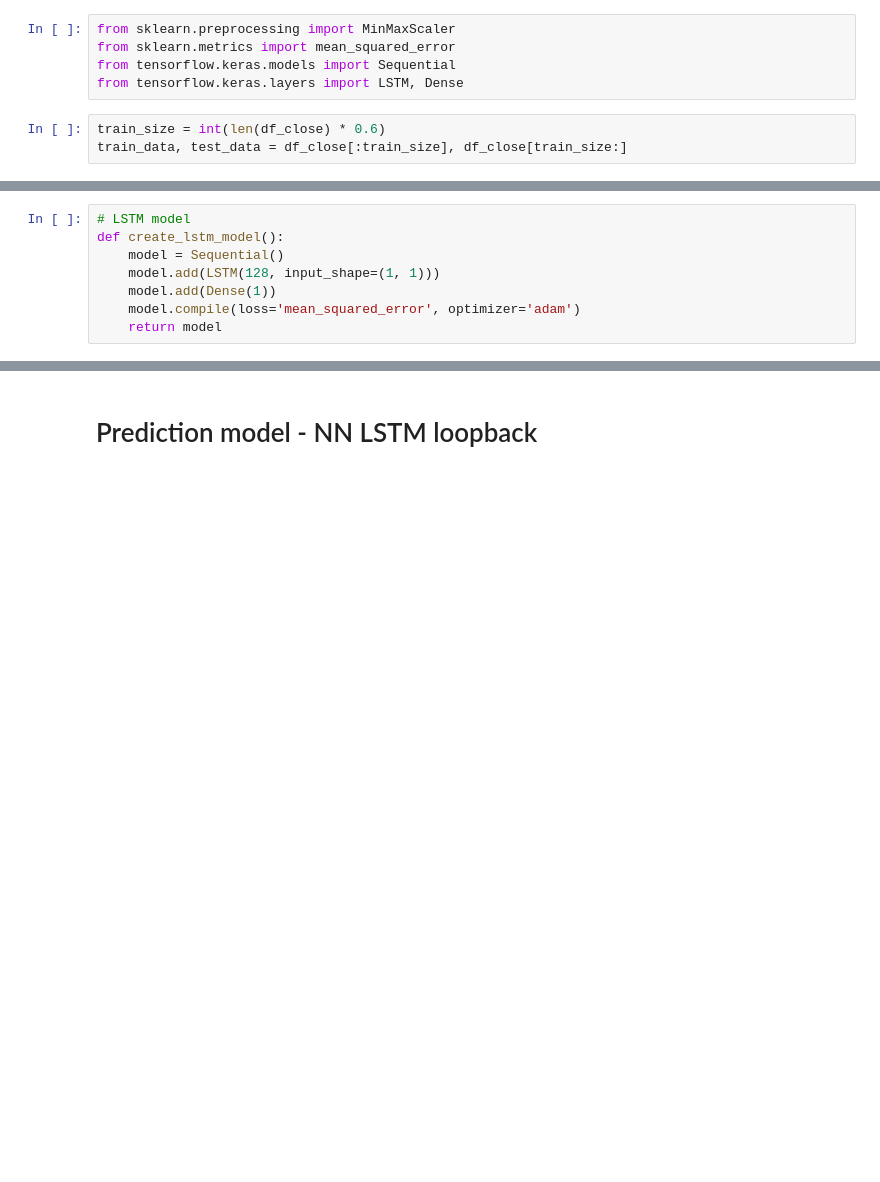
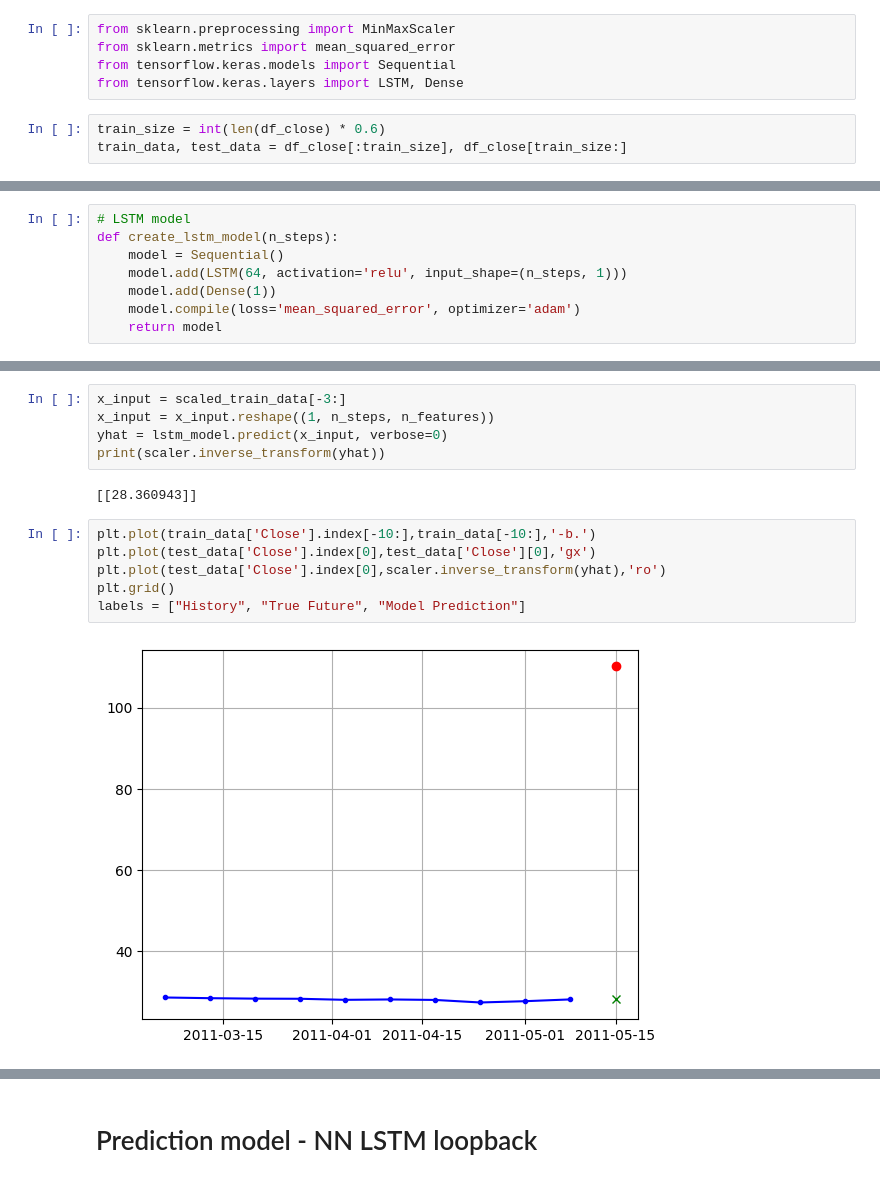
Before and after one commit to TAUforPython/machinelearning, a Jupyter notebook: nn-prediction-time-series.ipynb, the cells around one changed output, grey strips where cells are left out. Cells and saved outputs as stored; diff of their text form; blank space fills up the shorter version.

```diff
--- a/nn-prediction-time-series.ipynb
+++ b/nn-prediction-time-series.ipynb
@@ -107,8 +147,8 @@ plt.show();
 # %%
 # LSTM model
-def create_lstm_model():
+def create_lstm_model(n_steps):
     model = Sequential()
-    model.add(LSTM(128, input_shape=(1, 1)))
+    model.add(LSTM(64, activation='relu', input_shape=(n_steps, 1)))
     model.add(Dense(1))
     model.compile(loss='mean_squared_error', optimizer='adam')
     return model
@@ -125,3 +197,18 @@ lstm_predictions = scaler.inverse_transform(lstm_predictions)
+# %%
+x_input = scaled_train_data[-3:]
+x_input = x_input.reshape((1, n_steps, n_features))
+yhat = lstm_model.predict(x_input, verbose=0)
+print(scaler.inverse_transform(yhat))
+# %% [output]
+[[28.360943]]
+# %%
+plt.plot(train_data['Close'].index[-10:],train_data[-10:],'-b.')
+plt.plot(test_data['Close'].index[0],test_data['Close'][0],'gx')
+plt.plot(test_data['Close'].index[0],scaler.inverse_transform(yhat),'ro')
+plt.grid()
+labels = ["History", "True Future", "Model Prediction"]
+# %% [output]
+[figure, added]
 # %%
 trainScore = np.sqrt(mean_squared_error(lstm_predictions[:,0], scaler.inverse_transform(scaled_test_data)))
 print('Train Score: %.2f RMSE' % (trainScore))
```
Also changed, not shown: parts of 25 cells of this notebook.
